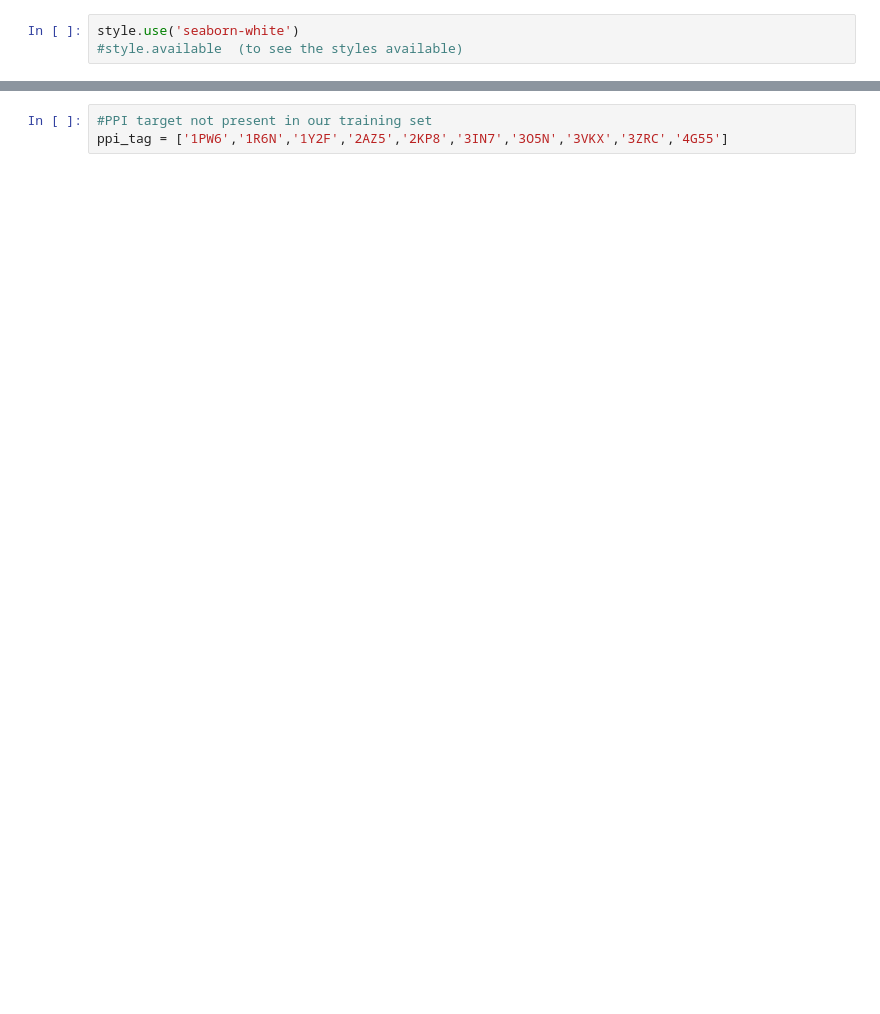
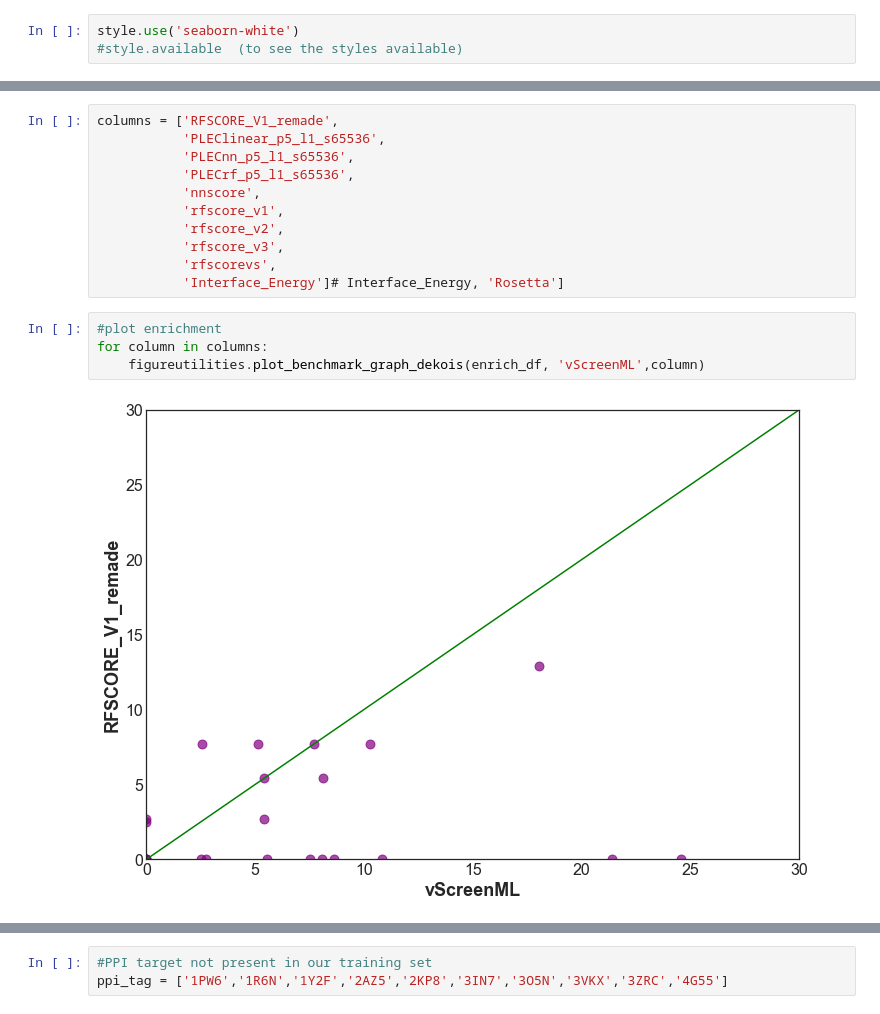
Before and after one commit to karanicolaslab/vscreenml, a Jupyter notebook: notebooks/OtherSF_Comparison_vScreenML.ipynb, the cells around one changed output, grey strips where cells are left out. Cells and saved outputs as stored; diff of their text form; blank space fills up the shorter version.

Commit message:
add figure 3 notebook

```diff
--- a/notebooks/OtherSF_Comparison_vScreenML.ipynb
+++ b/notebooks/OtherSF_Comparison_vScreenML.ipynb
@@ -41,0 +140,17 @@ rcParams['figure.figsize'] = 11.7,8.27
+# %%
+columns = ['RFSCORE_V1_remade',
+           'PLEClinear_p5_l1_s65536',
+           'PLECnn_p5_l1_s65536',
+           'PLECrf_p5_l1_s65536',
+           'nnscore',
+           'rfscore_v1',
+           'rfscore_v2',
+           'rfscore_v3',
+           'rfscorevs',
+           'Interface_Energy']# Interface_Energy, 'Rosetta']
+# %%
+#plot enrichment
+for column in columns:
+    figureutilities.plot_benchmark_graph_dekois(enrich_df, 'vScreenML',column)
+# %% [output]
+[figure, added]
```
Also changed, not shown: parts of 68 cells of this notebook, 22 other files.
